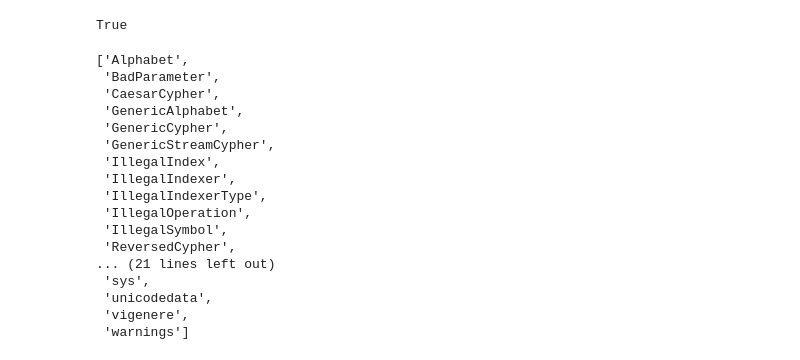
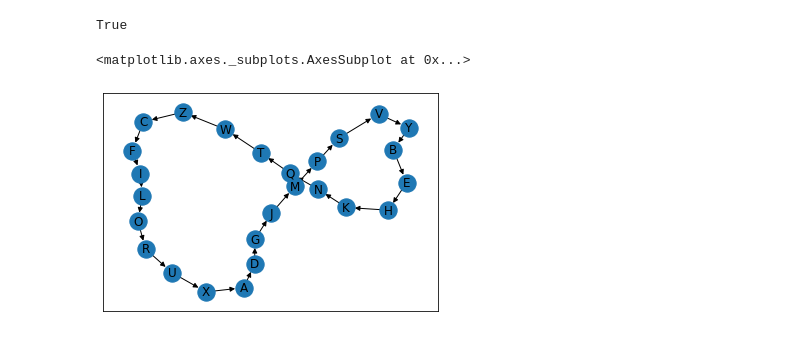
Before and after one commit to jlandercy/pysgrs, a Jupyter notebook: pysgrs/resources/notebooks/QuickStart.ipynb, the cells around one changed output. Cells and saved outputs as stored; diff of their text form; code cells hidden in the pictures.

```diff
--- a/pysgrs/resources/notebooks/QuickStart.ipynb
+++ b/pysgrs/resources/notebooks/QuickStart.ipynb
@@ -193,23 +193,10 @@ list(A.permutations(2))
 A.is_natural
 # %% [output]
 True
-# %%
-dir(pysgrs)
-# %% [output]
-['Alphabet',
- 'BadParameter',
- 'CaesarCypher',
- 'GenericAlphabet',
- 'GenericCypher',
- 'GenericStreamCypher',
- 'IllegalIndex',
- 'IllegalIndexer',
- 'IllegalIndexerType',
- 'IllegalOperation',
- 'IllegalSymbol',
- 'ReversedCypher',
-... (21 lines left out)
- 'sys',
- 'unicodedata',
- 'vigenere',
- 'warnings']
+# %%
+C = pysgrs.CaesarCypher()
+# %%
+C.to_graph()
+# %% [output]
+<matplotlib.axes._subplots.AxesSubplot at 0x...>
+[figure, added]
```
Also changed, not shown: parts of 11 cells of this notebook, 1 other file.
